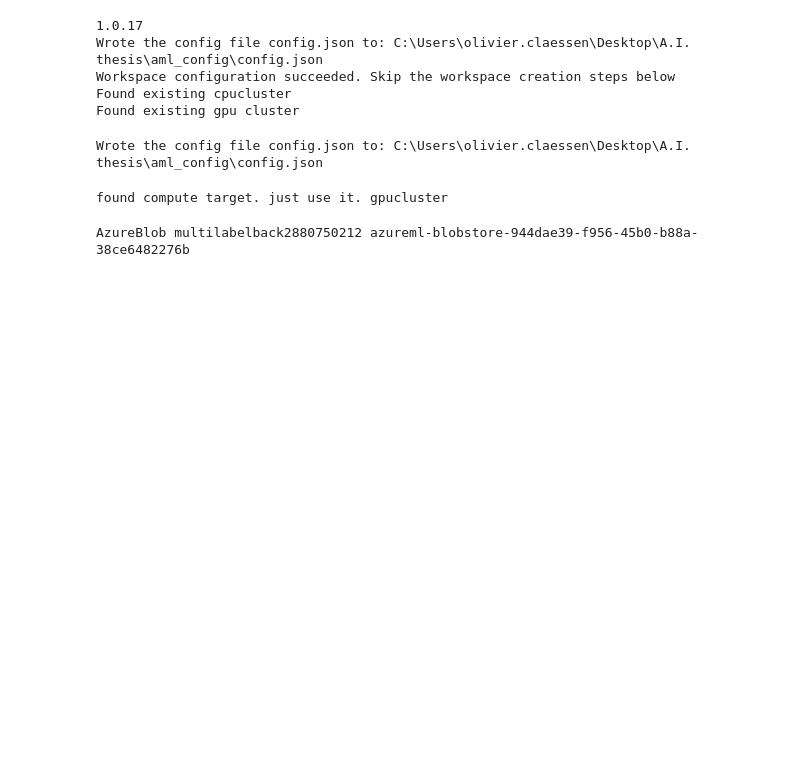
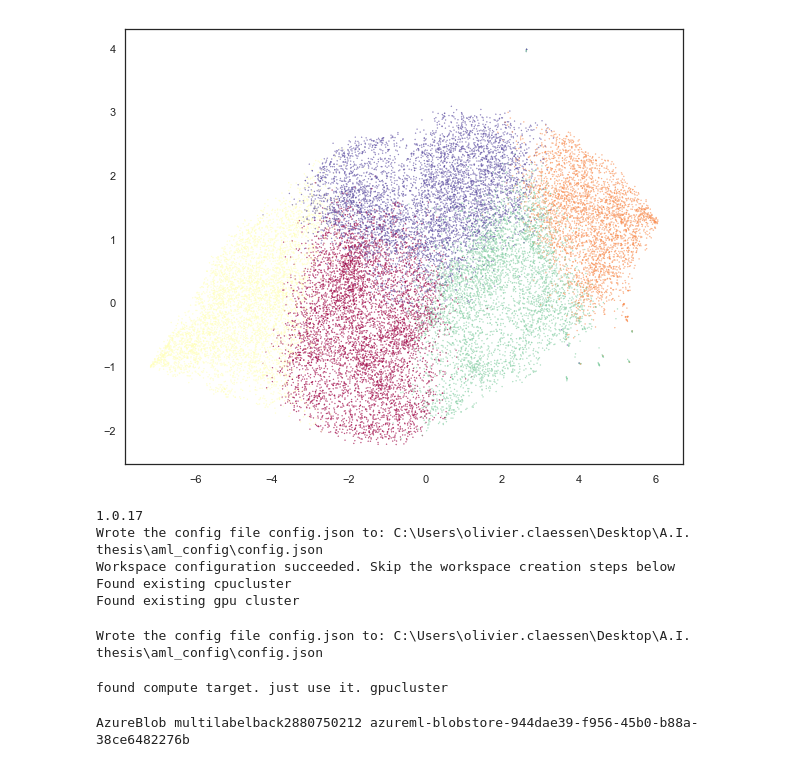
Before and after one commit to Anilith/Avanade, a Jupyter notebook: Thesis.ipynb, the cells around one changed output. Saved outputs shown, nothing was run; the diff lists cells and outputs as text; code cells hidden in the pictures; blank space fills up the shorter version.

```diff
--- a/Thesis.ipynb
+++ b/Thesis.ipynb
@@ -60,3 +109,10 @@ import itertools
+# %%
+lowd_train = PCA(n_components=50).fit_transform(imgs_flat)
+kmeans_labels_pca = cluster.KMeans(n_clusters=5).fit_predict(lowd_train)
+plt.scatter(standard_embedding[:, 0], standard_embedding[:, 1], c=kmeans_labels_pca, s=0.1, cmap='Spectral');
+#hdbscan_labels = hdbscan.HDBSCAN(min_samples=10, min_cluster_size=500).fit_predict(lowd_mnist)
+# %% [output]
+[figure, added]
 # %%
 print(azureml.core.VERSION)
 '''
```
Also changed, not shown: parts of 31 cells of this notebook.
